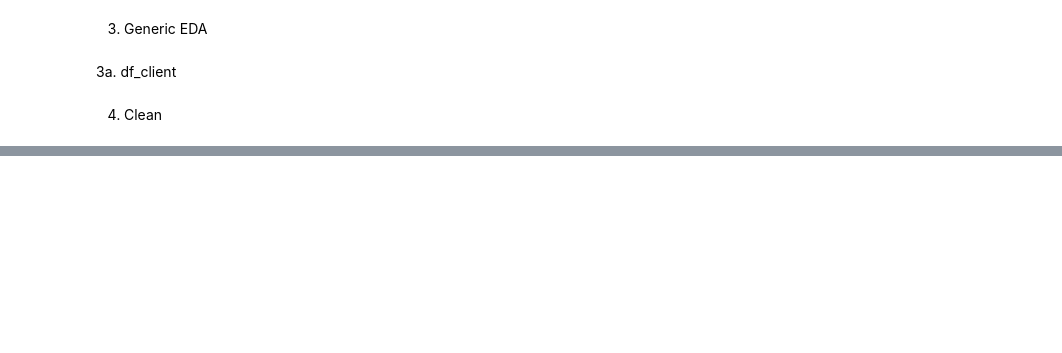
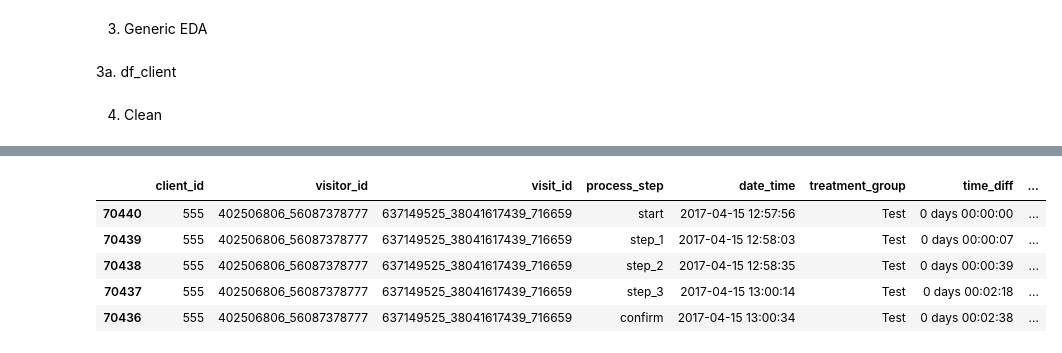
Before and after one commit to Ironhack-DA-Course/proj-vanguard-abtest, a Jupyter notebook: notebooks/load_clean_data_robert.ipynb, the cells around one changed output, grey strips where cells are left out. Cells and saved outputs as stored; diff of their text form; code cells hidden in the pictures; blank space fills up the shorter version.

```diff
--- a/notebooks/load_clean_data_robert.ipynb
+++ b/notebooks/load_clean_data_robert.ipynb
@@ -168,0 +348,16 @@ df_client_experiment.to_csv(config['data']['clean']['file_demo_experiment_cleane
+# %%
+df_online_sort["date_time"] = pd.to_datetime(df_online_sort["date_time"],errors="coerce")
+# %%
+df_online_sort["time_diff"] = df_online_sort.groupby(["client_id","visitor_id","visit_id"])["date_time"].transform(lambda x: x - x.iloc[0] if not x.isna().any() else pd.NA)
+# df_online_sort.groupby(["client_id","visitor_id","visit_id"])["date_time"].agg({"timediff": lambda x: x - x.iloc[0]} )
+# %%
+df_online_sort["time_diff_relative"] = df_online_sort.groupby(["client_id", "visitor_id", "visit_id"])["date_time"].diff().fillna(pd.Timedelta(0))
+# %%
+df_online_sort.head()
+# %% [output]
+|  | client_id | visitor_id | visit_id | process_step | date_time | treatment_group | time_diff | ... |
+| 70440 | 555 | 402506806_56087378777 | 637149525_38041617439_716659 | start | 2017-04-15 12:57:56 | Test | 0 days 00:00:00 | ... |
+| 70439 | 555 | 402506806_56087378777 | 637149525_38041617439_716659 | step_1 | 2017-04-15 12:58:03 | Test | 0 days 00:00:07 | ... |
+| 70438 | 555 | 402506806_56087378777 | 637149525_38041617439_716659 | step_2 | 2017-04-15 12:58:35 | Test | 0 days 00:00:39 | ... |
+| 70437 | 555 | 402506806_56087378777 | 637149525_38041617439_716659 | step_3 | 2017-04-15 13:00:14 | Test | 0 days 00:02:18 | ... |
+| 70436 | 555 | 402506806_56087378777 | 637149525_38041617439_716659 | confirm | 2017-04-15 13:00:34 | Test | 0 days 00:02:38 | ... |
```
Also changed, not shown: parts of 22 cells of this notebook, 2 other files.
